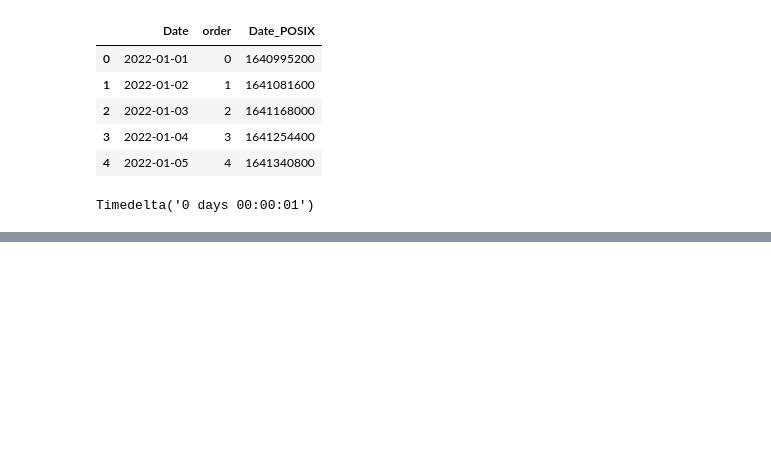
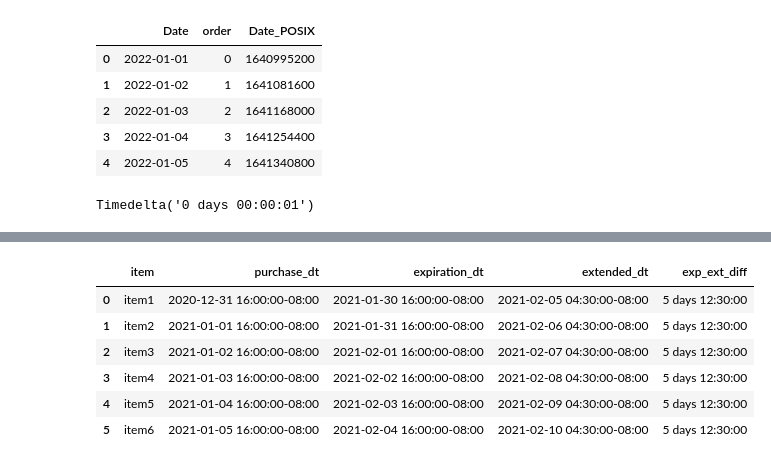
Before and after one commit to anaclarat/Time_Series, a Jupyter notebook: Time_Series_Studying.ipynb, the cells around one changed output, grey strips where cells are left out. Saved outputs shown, nothing was run; the diff lists cells and outputs as text; code cells hidden in the pictures; blank space fills up the shorter version.

Commit message:
Timedelta nad timezone

```diff
--- a/Time_Series_Studying.ipynb
+++ b/Time_Series_Studying.ipynb
@@ -481,0 +484,8 @@ Timedelta('0 days 00:00:01')
+# %%
+df = pd.DataFrame(
+        {
+        'item': ['item1', 'item2', 'item3', 'item4', 'item5', 'item6'],
+        'purchase_dt': pd.date_range('2021-01-01', periods=6, freq='D', tz='UTC')
+        }
+)
+df
@@ -481,0 +500,4 @@ Timedelta('0 days 00:00:01')
+# %%
+#Expiration date for returning item occurs 30 days after purchase
+df['expiration_dt'] = df['purchase_dt'] + pd.Timedelta(days=30)
+df
@@ -481,0 +512,4 @@ Timedelta('0 days 00:00:01')
+# %%
+df['extended_dt'] = df['purchase_dt'] +\
+                pd.Timedelta('35 days 12 hours 30 minutes')
+df
@@ -481,0 +538,4 @@ Timedelta('0 days 00:00:01')
+# %%
+# Converting datetimew frrom UTC to US/Pacific
+df.iloc[:,1:] = df.iloc[: ,1:].apply(lambda x: x.dt.tz_convert('US/Pacific'))
+df
@@ -481,0 +564,13 @@ Timedelta('0 days 00:00:01')
+# %%
+df['exp_ext_diff'] = (
+         df['extended_dt'] - df['expiration_dt']
+        )
+df
+# %% [output]
+|  | item | purchase_dt | expiration_dt | extended_dt | exp_ext_diff |
+| 0 | item1 | 2020-12-31 16:00:00-08:00 | 2021-01-30 16:00:00-08:00 | 2021-02-05 04:30:00-08:00 | 5 days 12:30:00 |
+| 1 | item2 | 2021-01-01 16:00:00-08:00 | 2021-01-31 16:00:00-08:00 | 2021-02-06 04:30:00-08:00 | 5 days 12:30:00 |
+| 2 | item3 | 2021-01-02 16:00:00-08:00 | 2021-02-01 16:00:00-08:00 | 2021-02-07 04:30:00-08:00 | 5 days 12:30:00 |
+| 3 | item4 | 2021-01-03 16:00:00-08:00 | 2021-02-02 16:00:00-08:00 | 2021-02-08 04:30:00-08:00 | 5 days 12:30:00 |
+| 4 | item5 | 2021-01-04 16:00:00-08:00 | 2021-02-03 16:00:00-08:00 | 2021-02-09 04:30:00-08:00 | 5 days 12:30:00 |
+| 5 | item6 | 2021-01-05 16:00:00-08:00 | 2021-02-04 16:00:00-08:00 | 2021-02-10 04:30:00-08:00 | 5 days 12:30:00 |
```
Also changed, not shown: parts of 19 cells of this notebook.
